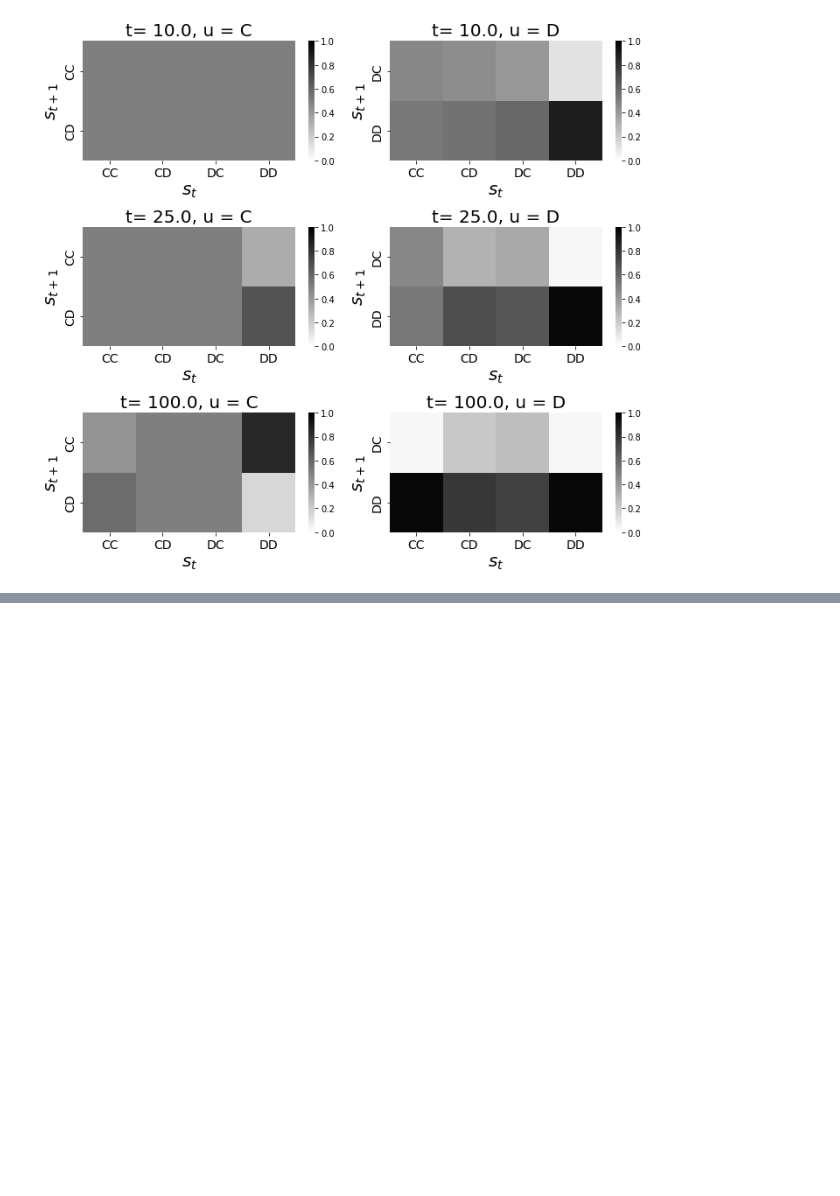
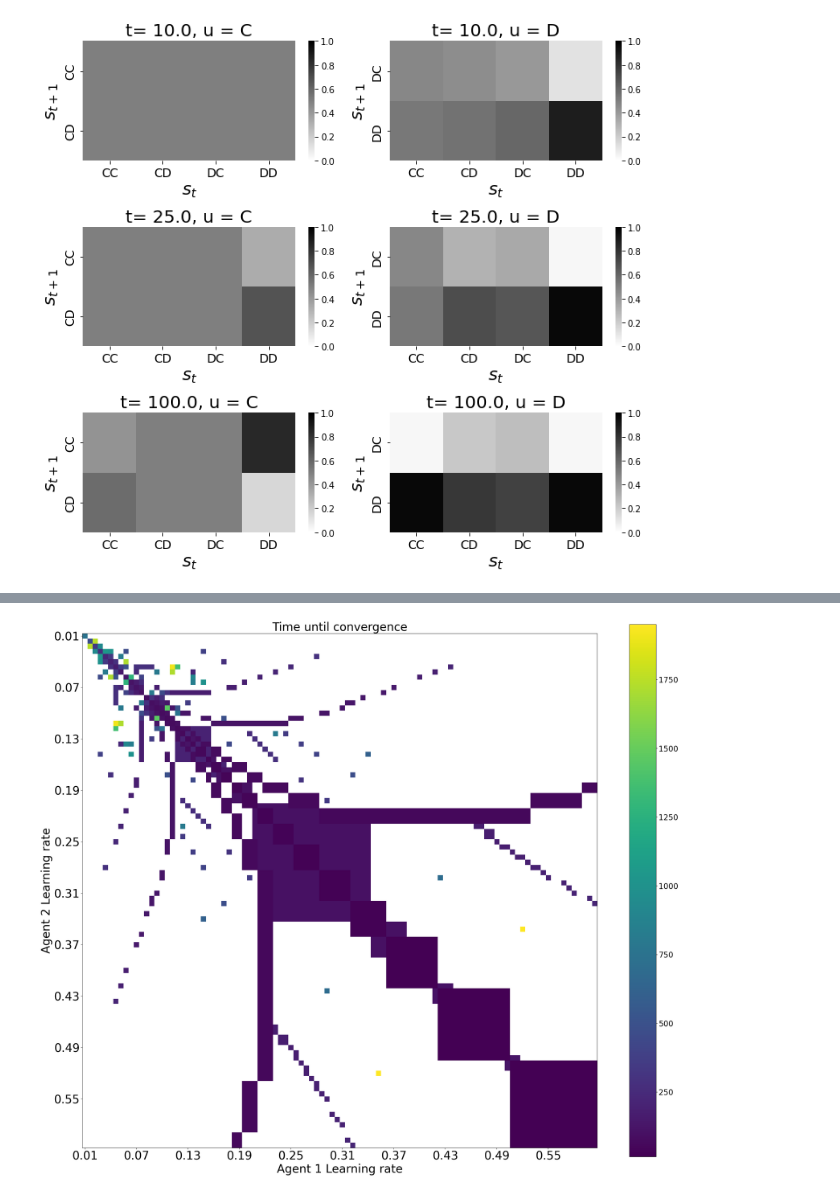
Before and after one commit to daphnedemekas/network-actinf, a Jupyter notebook: prisoners_dilemma/dual_agent_results/results_deterministic.ipynb, the cells around one changed output, grey strips where cells are left out. Cells and saved outputs as stored; diff of their text form; code cells hidden in the pictures; blank space fills up the shorter version.

```diff
--- a/prisoners_dilemma/dual_agent_results/results_deterministic.ipynb
+++ b/prisoners_dilemma/dual_agent_results/results_deterministic.ipynb
@@ -248,0 +269,8 @@ array([0.        , 0.01724138, 0.03448276, 0.05172414, 0.06896552,
+# %%
+fig = plt.figure(figsize = (30,25))
+import matplotlib
+
+
+plt.savefig("timeuntilconvergence")
+# %% [output]
+[figure, added]
```
Also changed, not shown: parts of 14 cells of this notebook, 10 other files.
